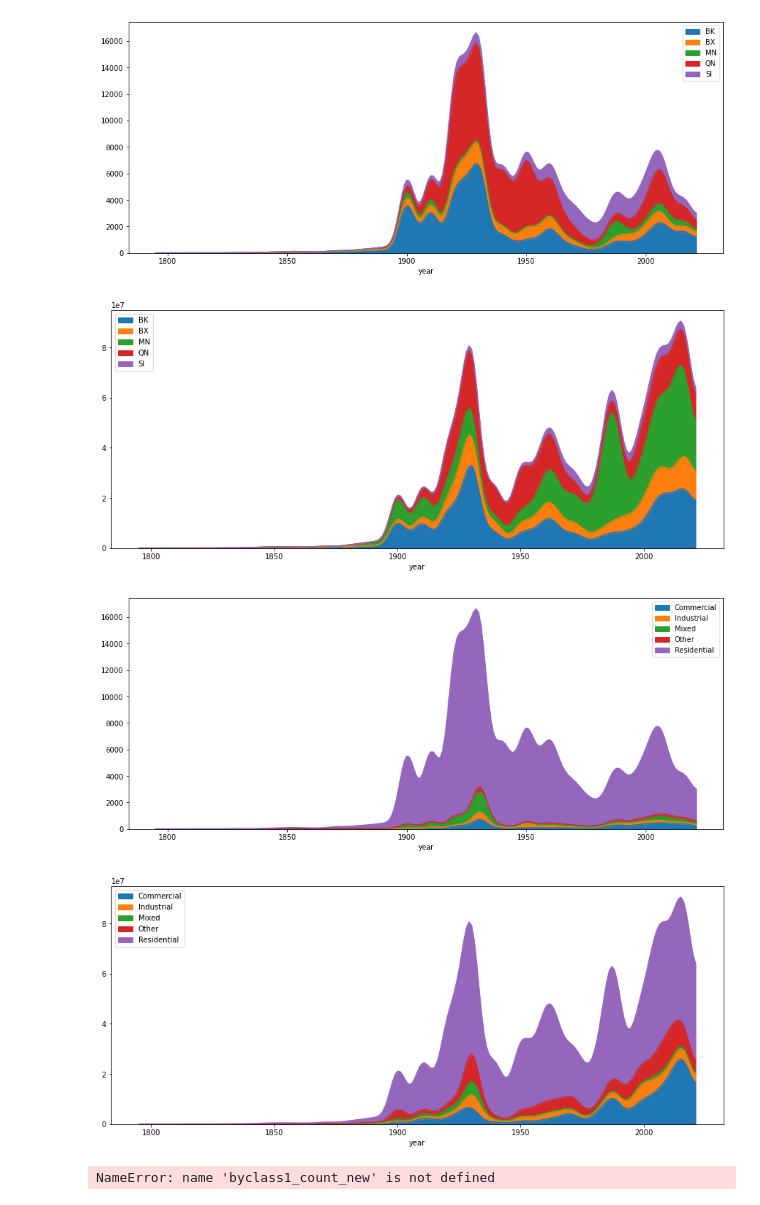
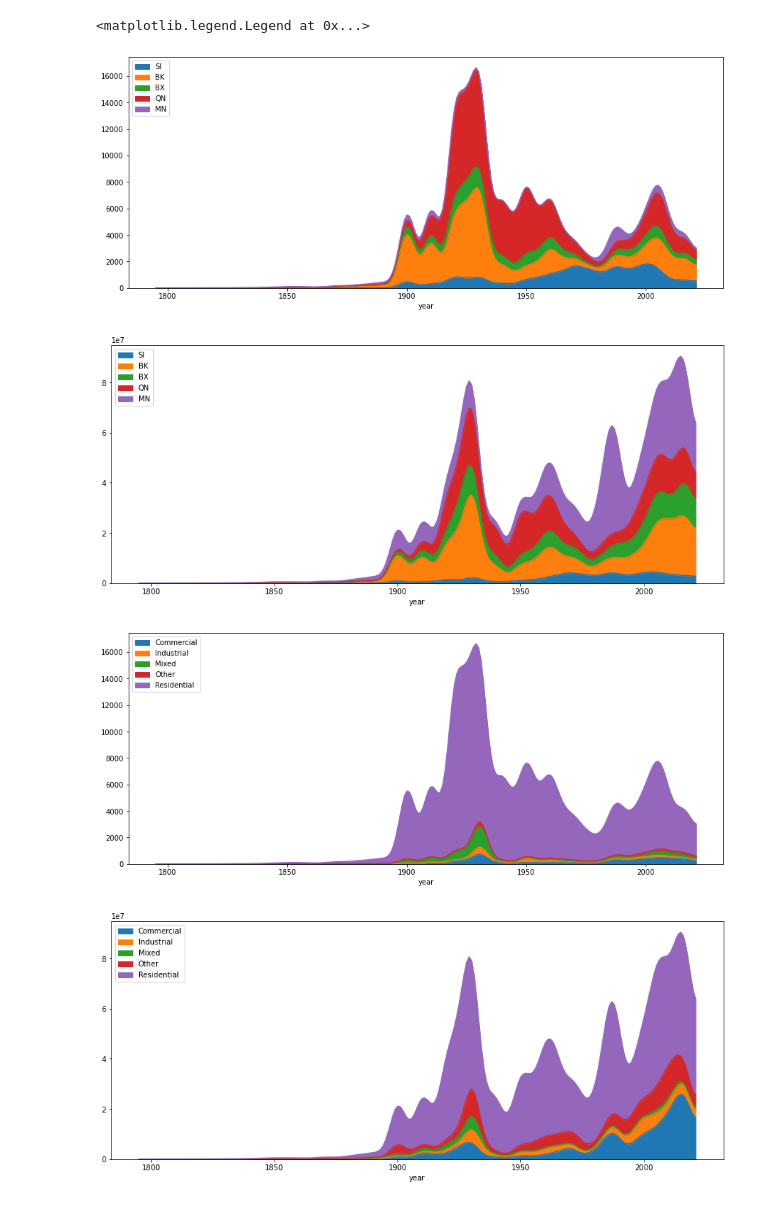
Before and after one commit to chadloh/proj1_nyc_building, a Jupyter notebook: Buildings_built_plot.ipynb, the cells around one changed output. Cells and saved outputs as stored; diff of their text form; code cells hidden in the pictures.

```diff
--- a/Buildings_built_plot.ipynb
+++ b/Buildings_built_plot.ipynb
@@ -11,6 +11,8 @@ byclass = pd.read_csv('data/groupby_bldgclass_5.csv')     #read a csv file
 byboro1 = pd.read_csv('data/groupby_borough.csv')       #read a csv file
 byclass1 = pd.read_csv('data/groupby_bldgclass.csv')     #read a csv file
 # %%
+column_order = ['SI', 'BK', 'BX', 'QN', 'MN']
+
 byboro_pivot_count = pd.pivot_table(byboro, values='bldg_count', index=['year'],
                     columns=['borough'],  fill_value=0)
 byboro_pivot_area = pd.pivot_table(byboro, values='tot_area', index=['year'],
@@ -19,6 +21,8 @@ byboro1_pivot_count = pd.pivot_table(byboro1, values='bldg_count', index=['year'
                     columns=['borough'],  fill_value=0)
 byboro1_pivot_area = pd.pivot_table(byboro1, values='tot_area', index=['year'],
                     columns=['borough'], fill_value=0)
+byboro1_pivot_count = byboro1_pivot_count.reindex(column_order, axis=1)
+byboro1_pivot_area = byboro1_pivot_area.reindex(column_order, axis=1)
 
 byclass_pivot_count = pd.pivot_table(byclass, values='bldg_count', index=['year'],
                     columns=['bldgtype'], fill_value=0)
@@ -49,31 +53,34 @@ byclass1_pivot_area
 # %%
-byboro1_pivot_count_smooth = pd.DataFrame(gaussian_filter1d(byboro1_pivot_count, sigma=3, axis=0),
-                          columns= ['BK', 'BX', 'MN', 'QN', 'SI'])
+s = 3 #sigma
+
+byboro1_pivot_count_smooth = pd.DataFrame(gaussian_filter1d(byboro1_pivot_count, sigma=s, axis=0),
+                          columns= column_order)
 byboro1_pivot_count_smooth.index = byboro1_pivot_count.index
 
-byboro1_pivot_area_smooth = pd.DataFrame(gaussian_filter1d(byboro1_pivot_area, sigma=3, axis=0),
-                          columns= ['BK', 'BX', 'MN', 'QN', 'SI'])
+byboro1_pivot_area_smooth = pd.DataFrame(gaussian_filter1d(byboro1_pivot_area, sigma=s, axis=0),
+                          columns= column_order)
 byboro1_pivot_area_smooth.index = byboro1_pivot_area.index
 
-byclass1_pivot_count_smooth = pd.DataFrame(gaussian_filter1d(byclass1_pivot_count, sigma=3, axis=0),
+byclass1_pivot_count_smooth = pd.DataFrame(gaussian_filter1d(byclass1_pivot_count, sigma=s, axis=0),
                           columns= ['Commercial', 'Industrial', 'Mixed', 'Other', 'Residential'])
 byclass1_pivot_count_smooth.index = byclass1_pivot_count.index
 
-byclass1_pivot_area_smooth = pd.DataFrame(gaussian_filter1d(byclass1_pivot_area, sigma=3, axis=0),
+byclass1_pivot_area_smooth = pd.DataFrame(gaussian_filter1d(byclass1_pivot_area, sigma=s, axis=0),
                           columns= ['Commercial', 'Industrial', 'Mixed', 'Other', 'Residential'])
 byclass1_pivot_area_smooth.index = byclass1_pivot_area.index
 # %%
 fig1 = byboro1_pivot_count_smooth.plot.area(stacked=True, figsize=(15, 6))
 fig2 = byboro1_pivot_area_smooth.plot.area(stacked=True, figsize=(15, 6))
 fig3 = byclass1_pivot_count_smooth.plot.area(stacked=True, figsize=(15, 6))
 fig4 = byclass1_pivot_area_smooth.plot.area(stacked=True, figsize=(15, 6))
+
+fig1.legend(loc='upper left')
+fig2.legend(loc='upper left')
+fig3.legend(loc='upper left')
+fig4.legend(loc='upper left')
 # %% [output]
+<matplotlib.legend.Legend at 0x...>
-[figure, old version]
+[figure, new version]
-[figure, old version]
+[figure, new version]
-[figure, old version]
+[figure, new version]
 [figure]
-# %%
-fig3 = byclass1_count_new.plot.bar(stacked=True, figsize=(15, 6))
-fig4 = byclass1_area_new.plot.bar(stacked=True, figsize=(15, 6))
-# %% [output]
-NameError: name 'byclass1_count_new' is not defined
```
Also changed, not shown: parts of 3 cells of this notebook, 7 other files.
